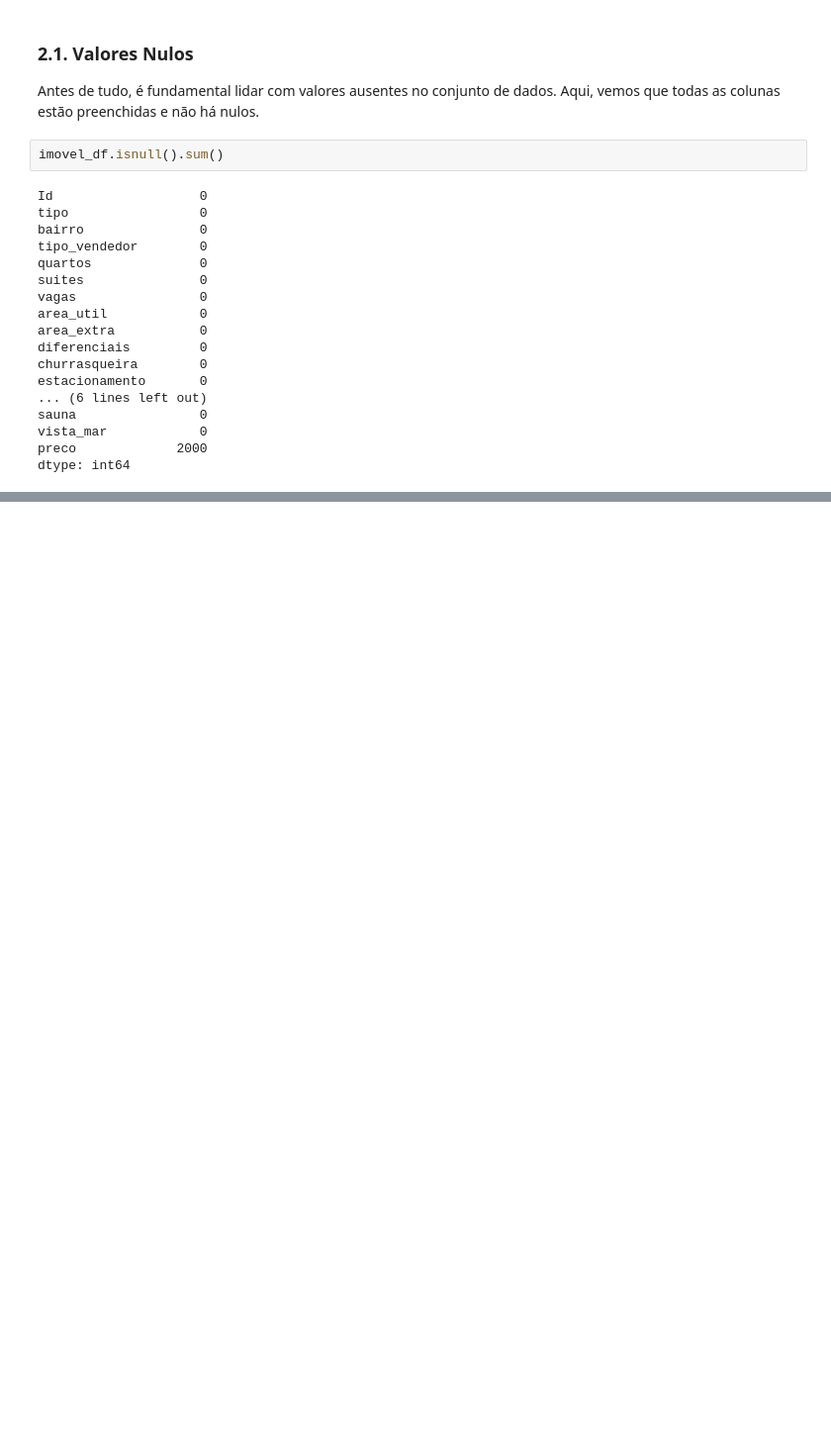
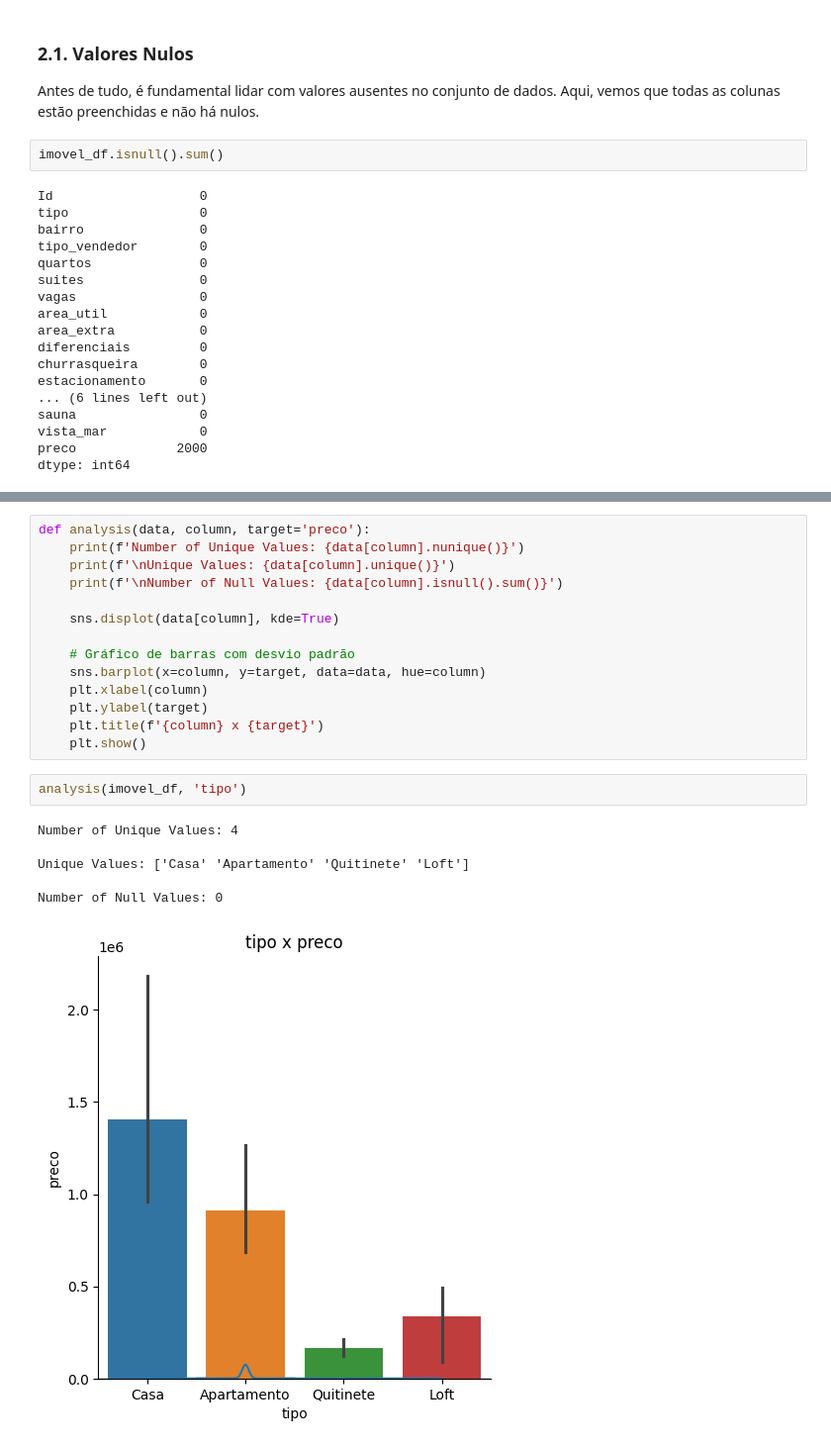
Before and after one commit to BarbaraCerqueira/intr-machine-learning, a Jupyter notebook: regressao/valor_imovel.ipynb, the cells around one changed output, grey strips where cells are left out. Shown at 99% size. Drawn from its saved outputs; the diff is of its cells as text; blank space fills up the shorter version.

```diff
--- a/regressao/valor_imovel.ipynb
+++ b/regressao/valor_imovel.ipynb
@@ -75,0 +89,23 @@ Aqui fiz uma breve análise de como 'otimizar' algumas features para melhores pr
+# %%
+def analysis(data, column, target='preco'):
+    print(f'Number of Unique Values: {data[column].nunique()}')
+    print(f'\nUnique Values: {data[column].unique()}')
+    print(f'\nNumber of Null Values: {data[column].isnull().sum()}')
+
+    sns.displot(data[column], kde=True)
+
+    # Gráfico de barras com desvio padrão
+    sns.barplot(x=column, y=target, data=data, hue=column)
+    plt.xlabel(column)
+    plt.ylabel(target)
+    plt.title(f'{column} x {target}')
+    plt.show()
+# %%
+analysis(imovel_df, 'tipo')
+# %% [output]
+Number of Unique Values: 4
+
+Unique Values: ['Casa' 'Apartamento' 'Quitinete' 'Loft']
+
+Number of Null Values: 0
+[figure, added]
```
Also changed, not shown: parts of 45 cells of this notebook, 3 other files.
